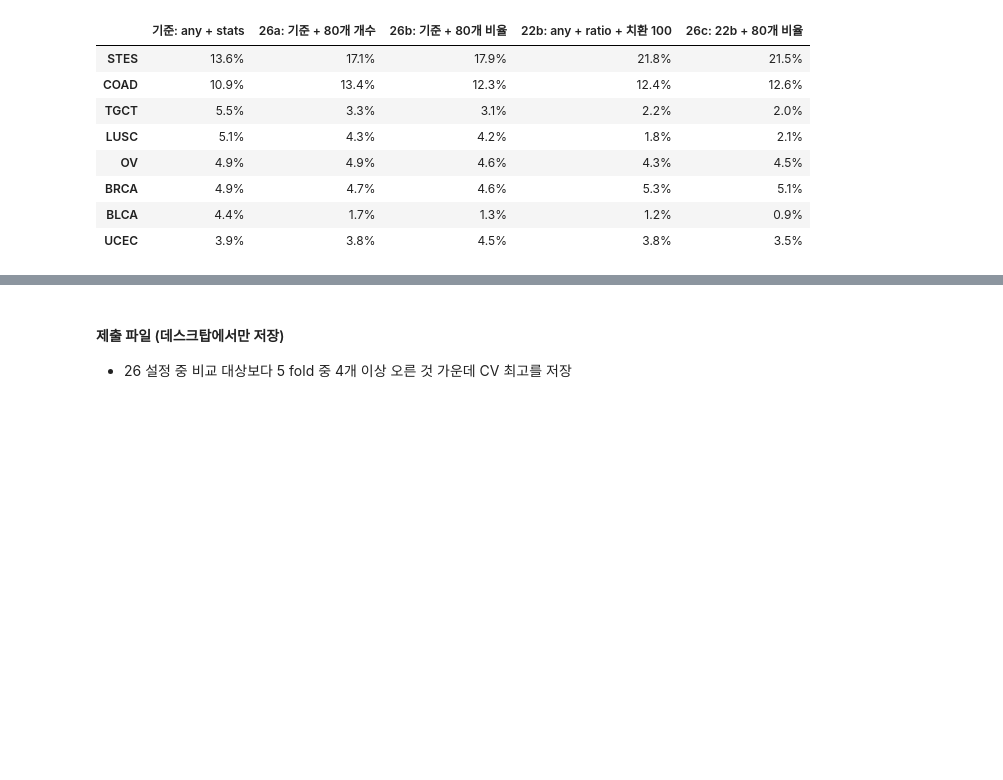
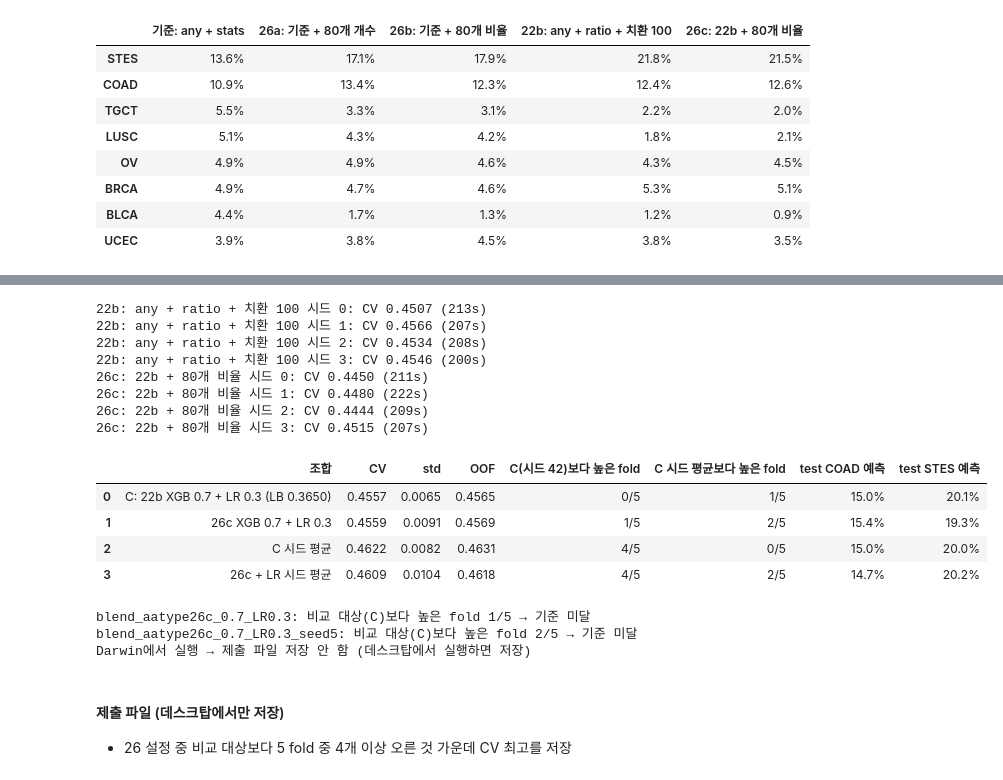
Before and after one commit to seol-ditto/dacon-cancer-subclass, a Jupyter notebook: notebooks/26_aa_type_features.ipynb, the cells around one changed output, grey strips where cells are left out. Cells and saved outputs as stored; diff of their text form; code cells hidden in the pictures; blank space fills up the shorter version.

Commit message:
exp: 26c+LR blend and 5-seed average vs C (rejected, 1/5 and 2/5 folds)

```diff
--- a/notebooks/26_aa_type_features.ipynb
+++ b/notebooks/26_aa_type_features.ipynb
@@ -248,0 +255,20 @@ pd.DataFrame({k: pd.Series(le.classes_[v['test_proba'].argmax(1)]).value_counts(
+# %%
+from sklearn.linear_model import LogisticRegression
+from src.validation import macro_f1
+
+r_lr = run_cv(lambda: LogisticRegression(C=0.1, max_iter=3000, class_weight='balanced', random_state=SEED),
+              F_tr['any'].astype('float32'), y, F_te['any'].astype('float32'), folds=folds, verbose=False)
+blend = lambda r: (0.7 * r['oof_proba'] + 0.3 * r_lr['oof_proba'], 0.7 * r['test_proba'] + 0.3 * r_lr['test_proba'])
+BL = {'C: 22b XGB 0.7 + LR 0.3 (LB 0.3650)': blend(R['22b: any + ratio + 치환 100']),
+      '26c XGB 0.7 + LR 0.3': blend(R['26c: 22b + 80개 비율'])}
+fsb = lambda P: np.array([macro_f1(y[va], P[va].argmax(1)) for _, va in folds])
+bC = fsb(BL['C: 22b XGB 0.7 + LR 0.3 (LB 0.3650)'][0])
+coad, stes = list(le.classes_).index('COAD'), list(le.classes_).index('STES')
+rows = []
+for name, (po, pt) in BL.items():
+    s, pred = fsb(po), pt.argmax(1)
+    rows.append({'조합': name, 'CV': round(s.mean(), 4), 'std': round(s.std(), 4), 'OOF': round(macro_f1(y, po.argmax(1)), 4),
+                 'C 대비': round(s.mean() - bC.mean(), 4), 'C보다 높은 fold': f'{int((s > bC).sum())}/5',
+                 'test COAD 예측': f'{np.mean(pred == coad):.1%}', 'test STES 예측': f'{np.mean(pred == stes):.1%}'})
+print('fold별:', {k: np.round(fsb(v[0]), 4).tolist() for k, v in BL.items()})
+pd.DataFrame(rows)
@@ -249,3 +285,56 @@ pd.DataFrame({k: pd.Series(le.classes_[v['test_proba'].argmax(1)]).value_counts(
+# %%
+SEEDS = [42, 0, 1, 2, 3]
+
+def xgb_seed_avg(name, n_sub):
+    X, X_te, _ = SETS[name]
+    oofs, tests = [R[name]['oof_proba']], [R[name]['test_proba']]   # 시드 42 = 위에서 돌린 결과
+    for s in SEEDS[1:]:
+        t = time.time()
+        params = {**BEST, 'random_state': s}
+        r = run_cv(lambda: make_pipeline(TopNSubs(n_sub), BalancedXGB(**params)), X, y, X_te, folds=folds, verbose=False)
+        oofs.append(r['oof_proba']); tests.append(r['test_proba'])
+        print(f"{name} 시드 {s}: CV {r['cv_mean']:.4f} ({time.time() - t:.0f}s)")
+    return {'oof_proba': np.mean(oofs, axis=0), 'test_proba': np.mean(tests, axis=0)}
+
+S22B, S26C = xgb_seed_avg('22b: any + ratio + 치환 100', 100), xgb_seed_avg('26c: 22b + 80개 비율', 100)
+BL_S = {'C 시드 평균': blend(S22B), '26c + LR 시드 평균': blend(S26C)}
+bCs = fsb(BL_S['C 시드 평균'][0])
+rows = []
+for name, (po, pt) in {**BL, **BL_S}.items():
+    s, pred = fsb(po), pt.argmax(1)
+    rows.append({'조합': name, 'CV': round(s.mean(), 4), 'std': round(s.std(), 4), 'OOF': round(macro_f1(y, po.argmax(1)), 4),
+                 'C(시드 42)보다 높은 fold': f'{int((s > bC).sum())}/5', 'C 시드 평균보다 높은 fold': f'{int((s > bCs).sum())}/5',
+                 'test COAD 예측': f'{np.mean(pred == coad):.1%}', 'test STES 예측': f'{np.mean(pred == stes):.1%}'})
+pd.DataFrame(rows)
+# %% [output]
+22b: any + ratio + 치환 100 시드 0: CV 0.4507 (213s)
+22b: any + ratio + 치환 100 시드 1: CV 0.4566 (207s)
+22b: any + ratio + 치환 100 시드 2: CV 0.4534 (208s)
+22b: any + ratio + 치환 100 시드 3: CV 0.4546 (200s)
+26c: 22b + 80개 비율 시드 0: CV 0.4450 (211s)
+26c: 22b + 80개 비율 시드 1: CV 0.4480 (222s)
+26c: 22b + 80개 비율 시드 2: CV 0.4444 (209s)
+26c: 22b + 80개 비율 시드 3: CV 0.4515 (207s)
+|  | 조합 | CV | std | OOF | C(시드 42)보다 높은 fold | C 시드 평균보다 높은 fold | test COAD 예측 | test STES 예측 |
+| 0 | C: 22b XGB 0.7 + LR 0.3 (LB 0.3650) | 0.4557 | 0.0065 | 0.4565 | 0/5 | 1/5 | 15.0% | 20.1% |
+| 1 | 26c XGB 0.7 + LR 0.3 | 0.4559 | 0.0091 | 0.4569 | 1/5 | 2/5 | 15.4% | 19.3% |
+| 2 | C 시드 평균 | 0.4622 | 0.0082 | 0.4631 | 4/5 | 0/5 | 15.0% | 20.0% |
+| 3 | 26c + LR 시드 평균 | 0.4609 | 0.0104 | 0.4618 | 4/5 | 2/5 | 14.7% | 20.2% |
+# %%
+# 결과물 2개 (시드 42판 + 시드 평균판), 데스크탑(Windows)에서만 저장 · 채택 여부는 C와의 fold 비교로 판단
+OUTS = {'blend_aatype26c_0.7_LR0.3': (BL['26c XGB 0.7 + LR 0.3'], bC),
+        'blend_aatype26c_0.7_LR0.3_seed5': (BL_S['26c + LR 시드 평균'], bCs)}
+for fname, ((po, pt), ref) in OUTS.items():
+    up = int((fsb(po) > ref).sum())
+    print(f"{fname}: 비교 대상(C)보다 높은 fold {up}/5 → {'채택 기준 통과' if up >= 4 else '기준 미달'}")
+    if platform.system() == 'Windows':
+        save_submission(submission, pt, le, name=fname, cv_score=macro_f1(y, po.argmax(1)))   # 파일명 숫자 = OOF
+if platform.system() != 'Windows':
+    print(f'{platform.system()}에서 실행 → 제출 파일 저장 안 함 (데스크탑에서 실행하면 저장)')
+# %% [output]
+blend_aatype26c_0.7_LR0.3: 비교 대상(C)보다 높은 fold 1/5 → 기준 미달
+blend_aatype26c_0.7_LR0.3_seed5: 비교 대상(C)보다 높은 fold 2/5 → 기준 미달
+Darwin에서 실행 → 제출 파일 저장 안 함 (데스크탑에서 실행하면 저장)
 # %% [markdown]
 #### 제출 파일 (데스크탑에서만 저장)
 - 26 설정 중 비교 대상보다 5 fold 중 4개 이상 오른 것 가운데 CV 최고를 저장
```
Also changed, not shown: parts of 5 cells of this notebook.
